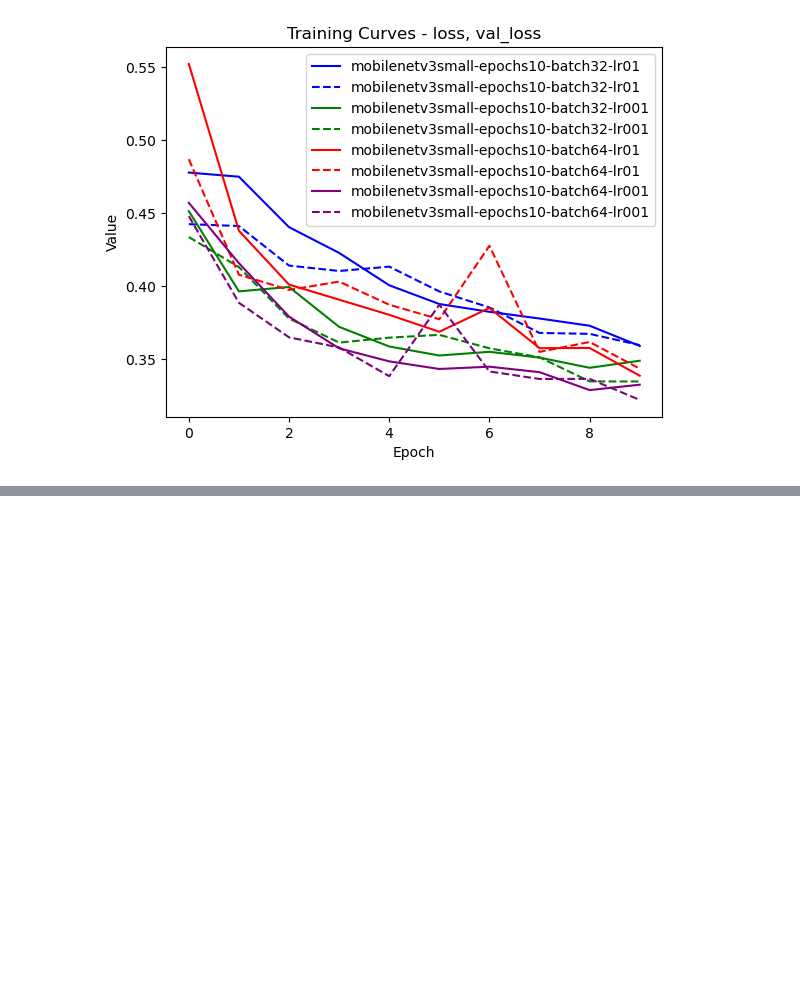
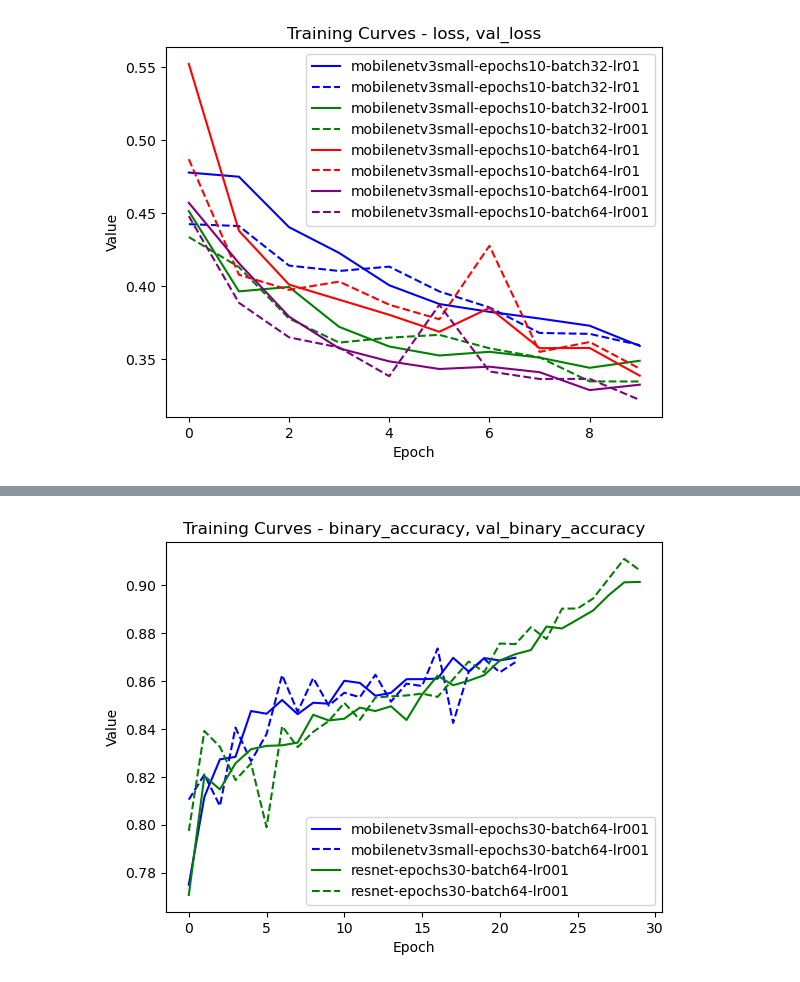
Before and after one commit to sig-gis/fao-models, a Jupyter notebook: fao_models/plotting/plot_training_curves.ipynb, the cells around one changed output, grey strips where cells are left out. Cells and saved outputs as stored; diff of their text form; code cells hidden in the pictures; blank space fills up the shorter version.

```diff
--- a/fao_models/plotting/plot_training_curves.ipynb
+++ b/fao_models/plotting/plot_training_curves.ipynb
@@ -523,0 +845,5 @@ plot_training_curves([mobilenetv3small_epochs10_batch32_lr01,
+# %%
+plot_training_curves([mobilenetv3small_epochs30_batch64_lr001,
+                      resnet_epochs30_batch64_lr001], ['binary_accuracy', 'val_binary_accuracy'])
+# %% [output]
+[figure, added]
```
Also changed, not shown: parts of 4 cells of this notebook, 1 other file.
